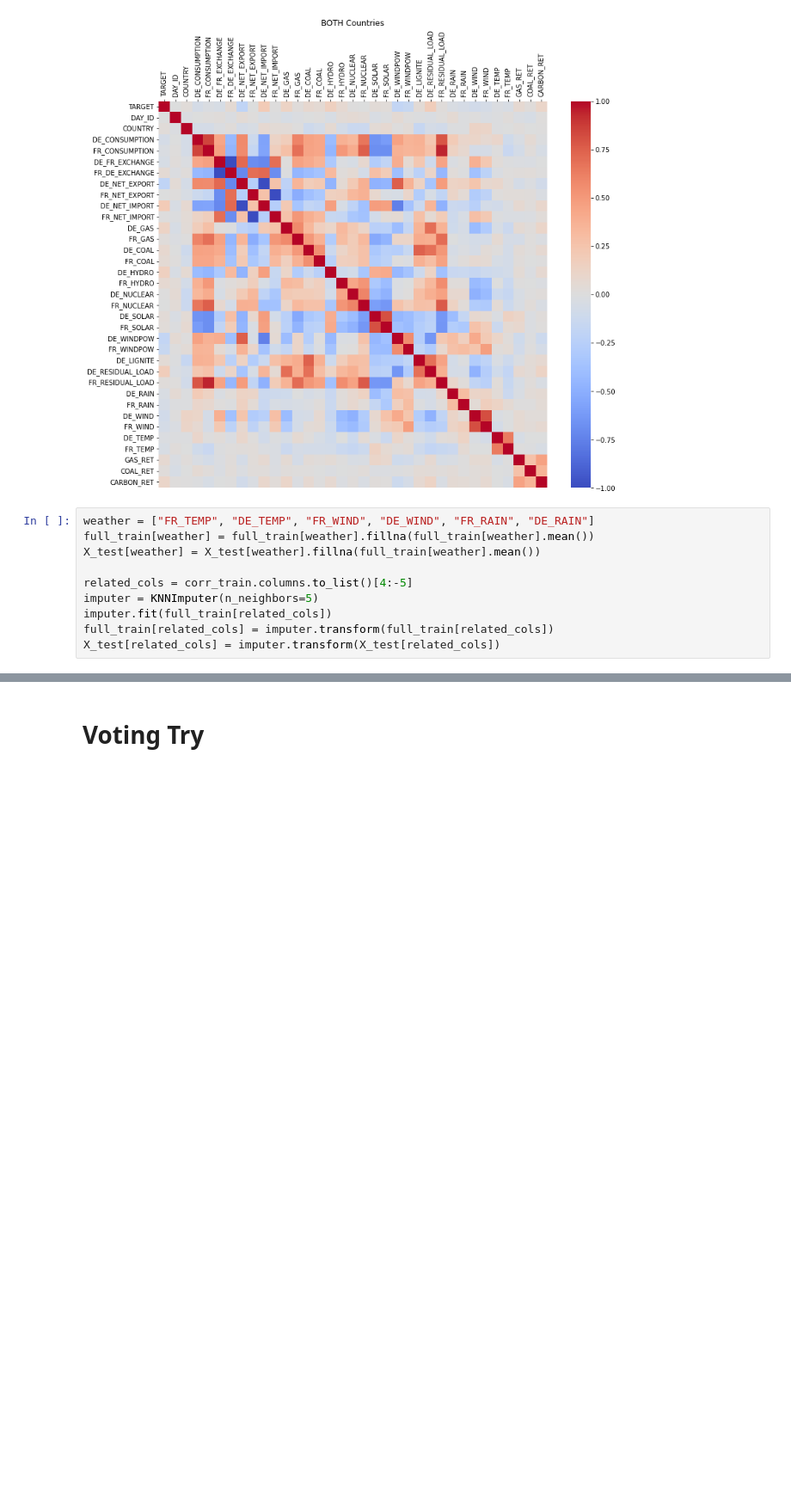
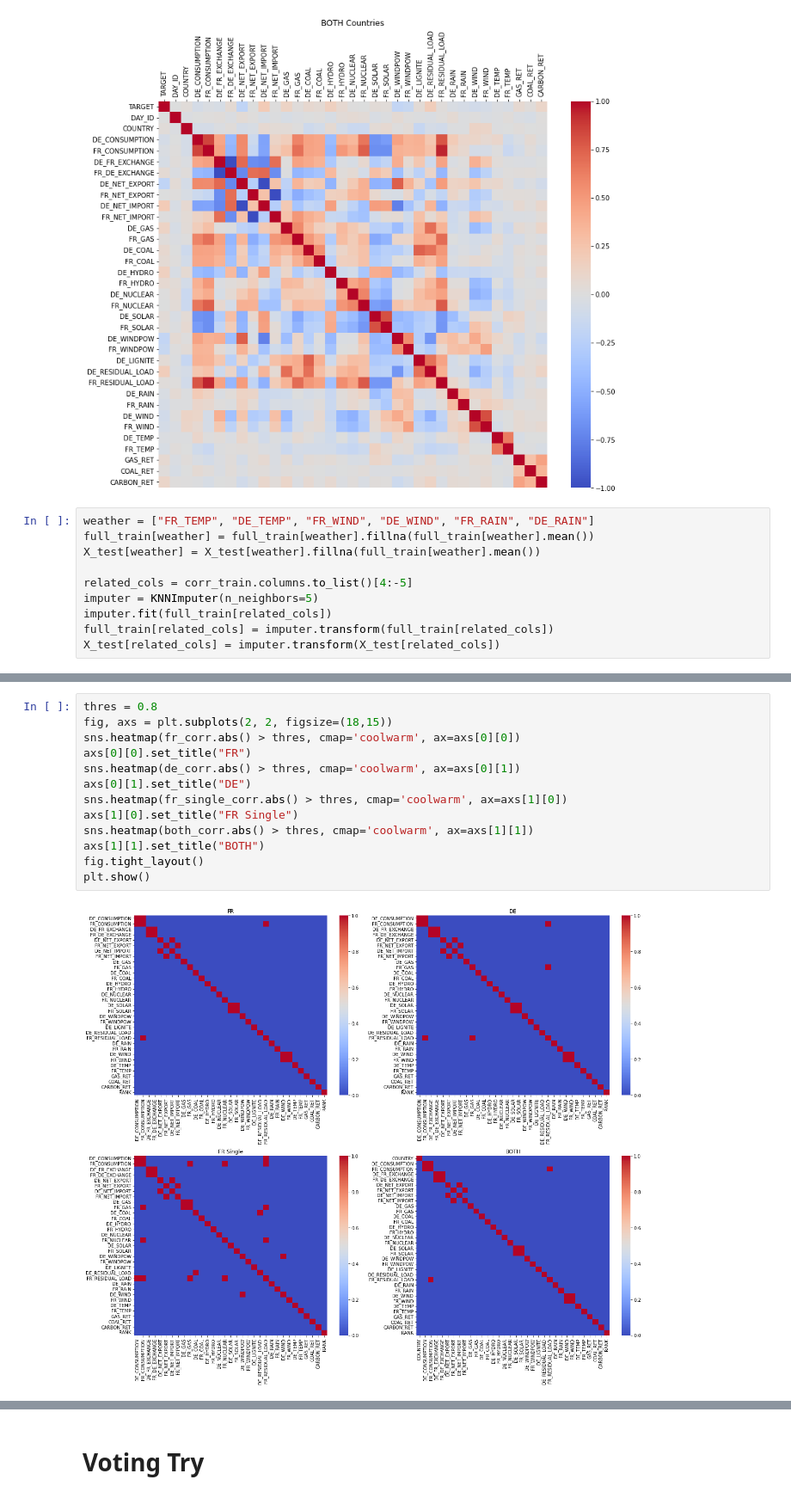
Before and after one commit to chantomkit/QRT2023, a Jupyter notebook: eda.ipynb, the cells around one changed output, grey strips where cells are left out. Shown: that part at 86% size. Cells and saved outputs as stored; diff of their text form; blank space fills up the shorter version.

```diff
--- a/eda.ipynb
+++ b/eda.ipynb
@@ -163,0 +178,15 @@ plt.show()
+# %%
+thres = 0.8
+fig, axs = plt.subplots(2, 2, figsize=(18,15))
+sns.heatmap(fr_corr.abs() > thres, cmap='coolwarm', ax=axs[0][0])
+axs[0][0].set_title("FR")
+sns.heatmap(de_corr.abs() > thres, cmap='coolwarm', ax=axs[0][1])
+axs[0][1].set_title("DE")
+sns.heatmap(fr_single_corr.abs() > thres, cmap='coolwarm', ax=axs[1][0])
+axs[1][0].set_title("FR Single")
+sns.heatmap(both_corr.abs() > thres, cmap='coolwarm', ax=axs[1][1])
+axs[1][1].set_title("BOTH")
+fig.tight_layout()
+plt.show()
+# %% [output]
+[figure, added]
```
Also changed, not shown: parts of 42 cells of this notebook, 3 other files.
